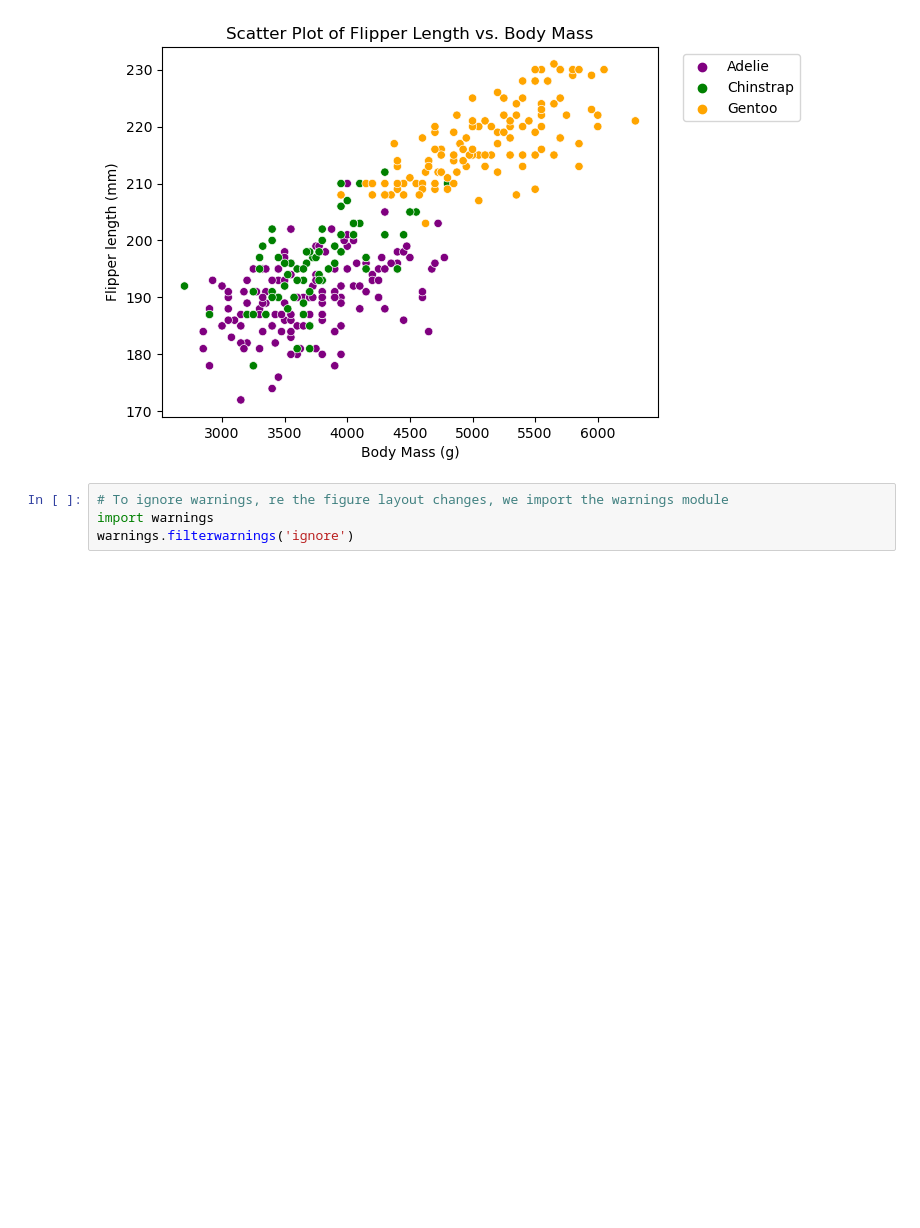
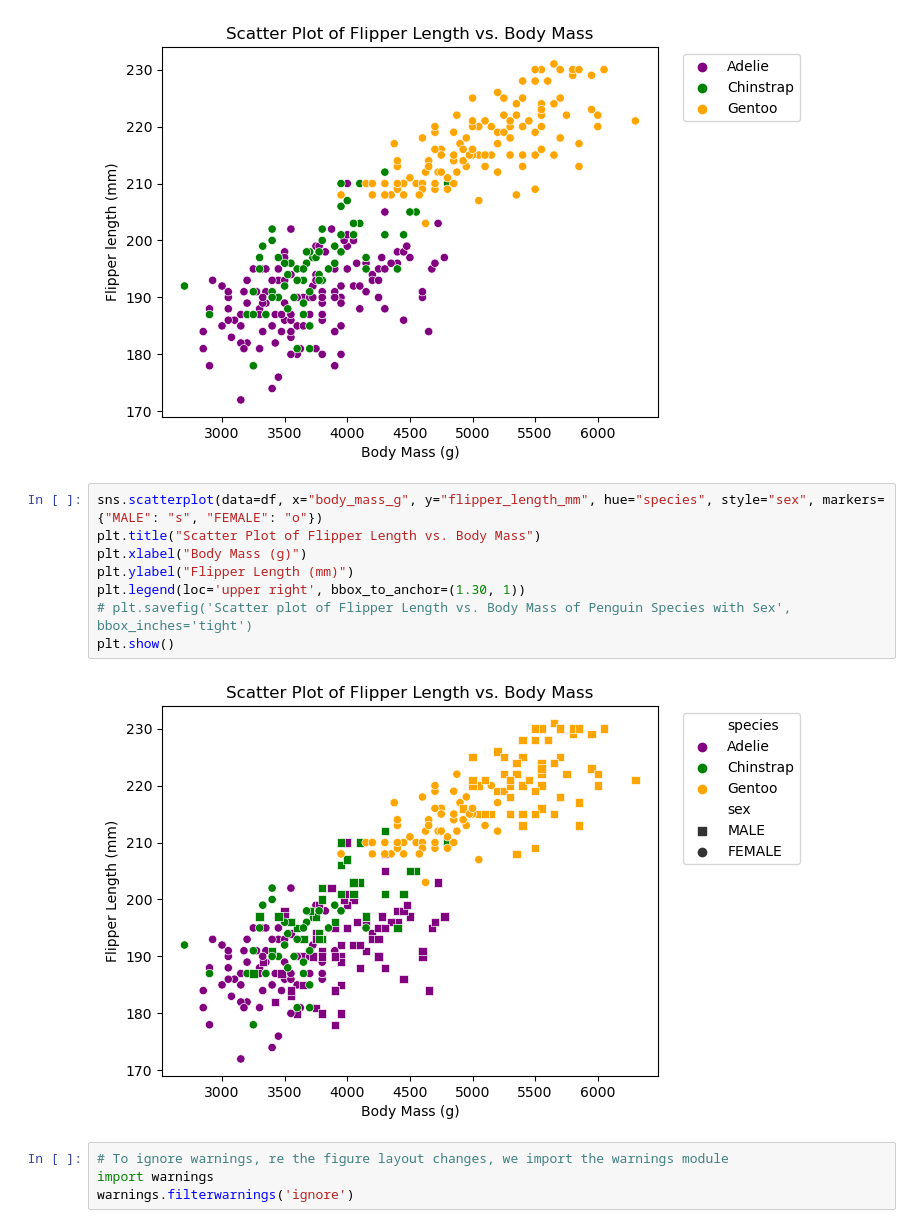
Before and after one commit to Grainne10/myproject, a Jupyter notebook: penguins.ipynb, the cells around one changed output. Drawn from its saved outputs; the diff is of its cells as text; blank space fills up the shorter version.

```diff
--- a/penguins.ipynb
+++ b/penguins.ipynb
@@ -368,6 +367,16 @@ plt.show()
 # There is more of an overlap between Chinstrap and Adelie penguins with adelie seeming the smallest.
 # %% [output]
 [figure]
+# %%
+sns.scatterplot(data=df, x="body_mass_g", y="flipper_length_mm", hue="species", style="sex", markers={"MALE": "s", "FEMALE": "o"})
+plt.title("Scatter Plot of Flipper Length vs. Body Mass")
+plt.xlabel("Body Mass (g)")
+plt.ylabel("Flipper Length (mm)")
+plt.legend(loc='upper right', bbox_to_anchor=(1.30, 1))
+# plt.savefig('Scatter plot of Flipper Length vs. Body Mass of Penguin Species with Sex', bbox_inches='tight')
+plt.show()
+# %% [output]
+[figure, added]
 # %%
 # To ignore warnings, re the figure layout changes, we import the warnings module
 import warnings
```
Also changed, not shown: parts of 3 cells of this notebook, 4 other files.
